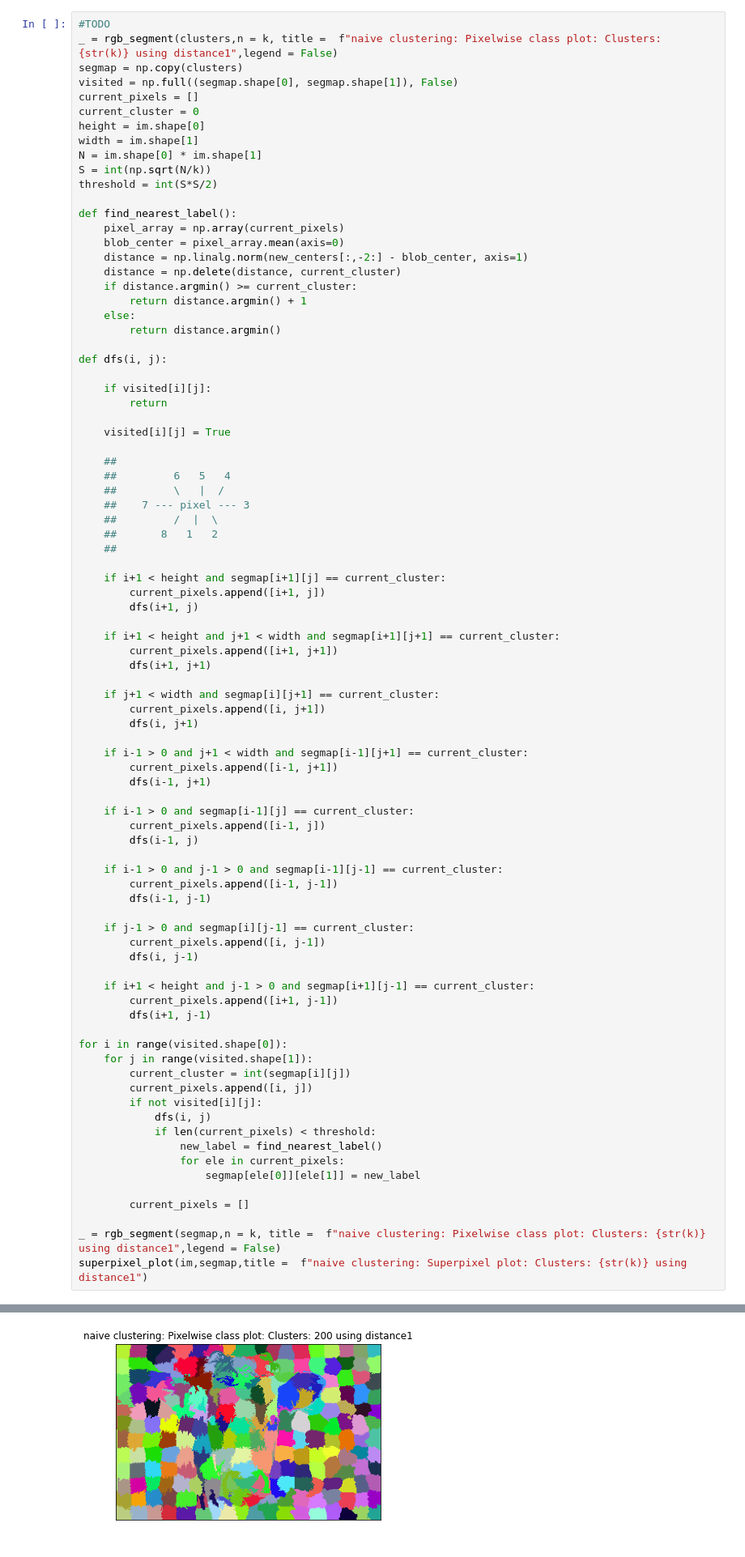
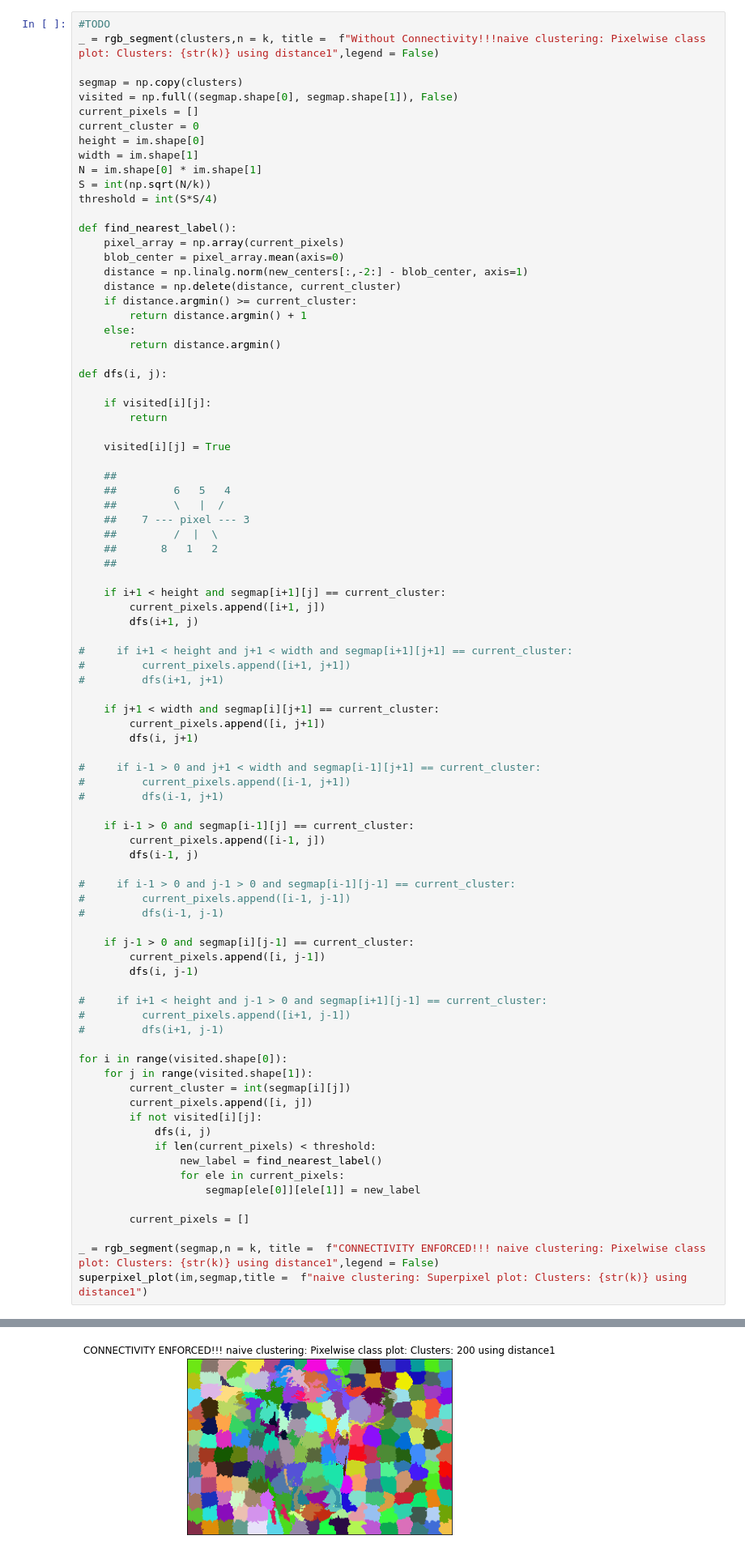
Before and after one commit to Arjung27/Super_Pixels, a Jupyter notebook: Homework_1_Superpixels.ipynb, the cells around one changed output, grey strips where cells are left out. Shown at 81% size. Saved outputs shown, nothing was run; the diff lists cells and outputs as text.

```diff
--- a/Homework_1_Superpixels.ipynb
+++ b/Homework_1_Superpixels.ipynb
@@ -550,7 +550,8 @@ O(N) algorithm:
 2. If the area of a region is smaller than a threshold, we assign it to the nearest cluster
 # %%
 #TODO
-_ = rgb_segment(clusters,n = k, title =  f"naive clustering: Pixelwise class plot: Clusters: {str(k)} using distance1",legend = False)
+_ = rgb_segment(clusters,n = k, title =  f"Without Connectivity!!!naive clustering: Pixelwise class plot: Clusters: {str(k)} using distance1",legend = False)
+
 segmap = np.copy(clusters)
 visited = np.full((segmap.shape[0], segmap.shape[1]), False)
 current_pixels = []
@@ -559,7 +560,7 @@ height = im.shape[0]
 width = im.shape[1]
 N = im.shape[0] * im.shape[1]
 S = int(np.sqrt(N/k))
-threshold = int(S*S/2)
+threshold = int(S*S/4)
 
 def find_nearest_label():
     pixel_array = np.array(current_pixels)
@@ -590,33 +591,33 @@ def dfs(i, j):
         current_pixels.append([i+1, j])
         dfs(i+1, j)
 
-    if i+1 < height and j+1 < width and segmap[i+1][j+1] == current_cluster:
-        current_pixels.append([i+1, j+1])
-        dfs(i+1, j+1)
+#     if i+1 < height and j+1 < width and segmap[i+1][j+1] == current_cluster:
+#         current_pixels.append([i+1, j+1])
+#         dfs(i+1, j+1)
 
     if j+1 < width and segmap[i][j+1] == current_cluster:
         current_pixels.append([i, j+1])
         dfs(i, j+1)
 
-    if i-1 > 0 and j+1 < width and segmap[i-1][j+1] == current_cluster:
-        current_pixels.append([i-1, j+1])
-        dfs(i-1, j+1)
+#     if i-1 > 0 and j+1 < width and segmap[i-1][j+1] == current_cluster:
+#         current_pixels.append([i-1, j+1])
+#         dfs(i-1, j+1)
 
     if i-1 > 0 and segmap[i-1][j] == current_cluster:
         current_pixels.append([i-1, j])
         dfs(i-1, j)
 
-    if i-1 > 0 and j-1 > 0 and segmap[i-1][j-1] == current_cluster:
-        current_pixels.append([i-1, j-1])
-        dfs(i-1, j-1)
+#     if i-1 > 0 and j-1 > 0 and segmap[i-1][j-1] == current_cluster:
+#         current_pixels.append([i-1, j-1])
+#         dfs(i-1, j-1)
 
     if j-1 > 0 and segmap[i][j-1] == current_cluster:
         current_pixels.append([i, j-1])
         dfs(i, j-1)
 
-    if i+1 < height and j-1 > 0 and segmap[i+1][j-1] == current_cluster:
-        current_pixels.append([i+1, j-1])
-        dfs(i+1, j-1)
+#     if i+1 < height and j-1 > 0 and segmap[i+1][j-1] == current_cluster:
+#         current_pixels.append([i+1, j-1])
+#         dfs(i+1, j-1)
 
 for i in range(visited.shape[0]):
     for j in range(visited.shape[1]):
@@ -631,6 +632,6 @@ for i in range(visited.shape[0]):
 
         current_pixels = []
 
-_ = rgb_segment(segmap,n = k, title =  f"naive clustering: Pixelwise class plot: Clusters: {str(k)} using distance1",legend = False)
+_ = rgb_segment(segmap,n = k, title =  f"CONNECTIVITY ENFORCED!!! naive clustering: Pixelwise class plot: Clusters: {str(k)} using distance1",legend = False)
 superpixel_plot(im,segmap,title =  f"naive clustering: Superpixel plot: Clusters: {str(k)} using distance1")
 # %% [output]
@@ -638 +639 @@ superpixel_plot(im,segmap,title =  f"naive clustering: Superpixel plot: Clusters
-[figure, old version]
+[figure, new version]
```
Also changed, not shown: parts of 1 cell of this notebook.
